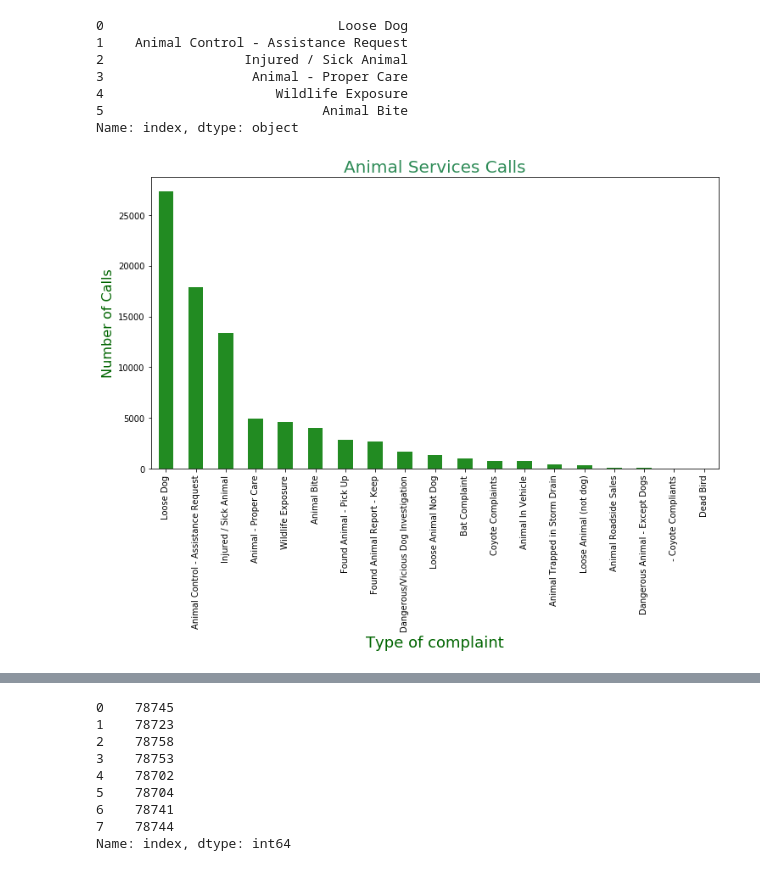
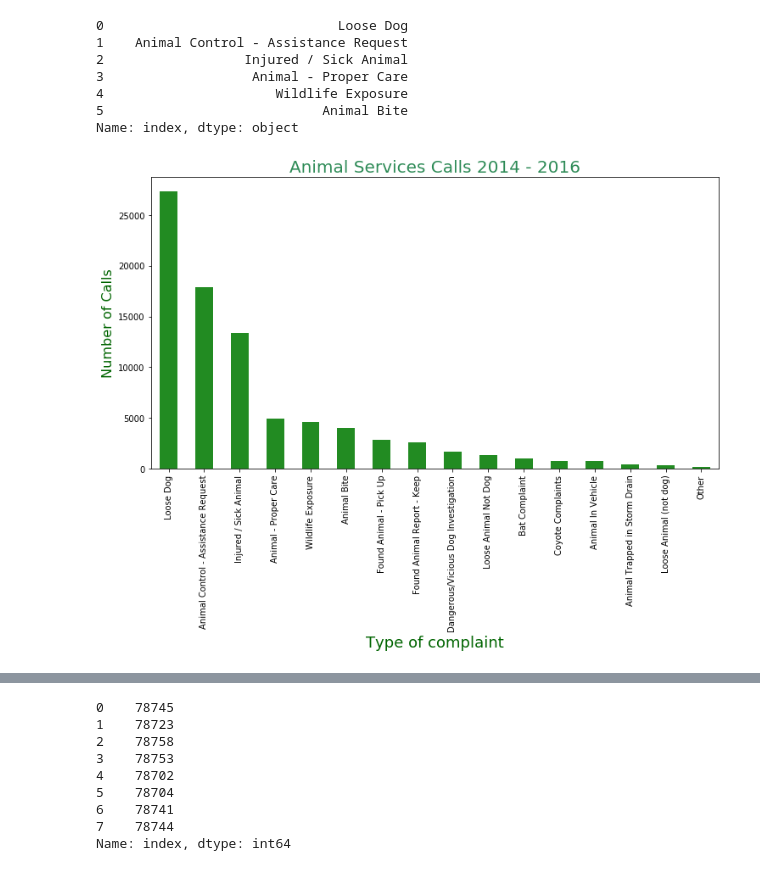
Before and after one commit to mraigosa/Austin_311_analysis, a Jupyter notebook: department analysis.ipynb, the cells around one changed output, grey strips where cells are left out. Saved outputs shown, nothing was run; the diff lists cells and outputs as text; code cells hidden in the pictures.

```diff
--- a/department analysis.ipynb
+++ b/department analysis.ipynb
@@ -154,13 +31,0 @@ austin311_df.head()
-# %%
-#Drop the City and County
-austin311_df.drop('city',axis=1, inplace=True)
-austin311_df.drop('county',axis=1, inplace=True)
-
-#Change the date to a datetime format.
-austin311_df['created_date'] = pd.to_datetime(austin311_df['created_date'], format='%Y/%m/%d')
-
-#Create columns for year and month.
-austin311_df['year'] = austin311_df['created_date'].dt.year
-austin311_df['month'] = austin311_df['created_date'].dt.month
-#austin311_df['Month'] = austin311_df['Date'].dt.strftime("%B") for adding the text for month.
-austin311_df.head()
@@ -220,0 +54,8 @@ Name: owning_department, dtype: int64
+# %%
+#combine departments with nominal complaints into a category "other"
+austin311_df['owning_department'] = austin311_df['owning_department'].str.replace("Public Health", "Other")
+austin311_df['owning_department'] = austin311_df['owning_department'].str.replace("Austin Water", "Other")
+austin311_df['owning_department'] = austin311_df['owning_department'].str.replace("Neighborhood Housing & Community Development", "Other")
+austin311_df['owning_department'] = austin311_df['owning_department'].str.replace("Austin Fire Department", "Other")
+austin311_df['owning_department'] = austin311_df['owning_department'].str.replace("Neighborhood Housing & Community", "Other")
+austin311_df['owning_department'] = austin311_df['owning_department'].str.replace("Office of Emergency Management", "Other")
@@ -254 +133,6 @@ animal_services.head()
+# %%
+#combine coyote complaint types - likely typos
+pd.options.mode.chained_assignment = None
+animal_services['complaint_description'] = animal_services['complaint_description'].str.replace("zCoyote Complaints", "Coyote Complaints")
+animal_services['complaint_description'] = animal_services['complaint_description'].str.replace("zz - Coyote Compliants", "Coyote Complaints")
 # %%
@@ -273,5 +160,7 @@ zz - Coyote Compliants                     1
 Name: complaint_description, dtype: int64
 # %%
-#further cleaning  - duplicate columns due to input error
-animal_services['complaint_description'] = animal_services['complaint_description'].str.replace("z", "")
-animal_services['complaint_description'] = animal_services['complaint_description'].str.replace("zz - Coyote Compliants", "Coyote Complaints")
+#further cleaning  - duplicate columns due to input error and to consolidate small categories to "other"
+animal_services['complaint_description'] = animal_services['complaint_description'].str.replace("Animal Roadside Sales", "Other")
+animal_services['complaint_description'] = animal_services['complaint_description'].str.replace("Dangerous Animal - Except Dogs", "Other")
+animal_services['complaint_description'] = animal_services['complaint_description'].str.replace("Dead Bird", "Other")
+animal_services['complaint_description'] = animal_services['complaint_description'].str.replace("Loose Animal (not dog)", "Other")
@@ -318,15 +214,14 @@ print(topanimal_complaints)
 Name: index, dtype: object
 # %%
 pd.value_counts(animal_services['complaint_description']).plot.bar(color = "forestgreen")
-# plt.tight_layout()
 plt.gcf().subplots_adjust(bottom=0.35)
-plt.title('Animal Services Calls', fontsize=20, color = "seagreen")
+plt.title('Animal Services Calls 2014 - 2016', fontsize=20, color = "seagreen")
 plt.xlabel('Type of complaint', fontsize=18, color = "darkgreen")
 plt.ylabel('Number of Calls', fontsize=16, color = "darkgreen")
 plt.savefig("overviewanimalservices.png")
 plt.show()
 # %% [output]
-[figure, old version]
+[figure, new version]
 # %%
 #code department info
 code_department = austin311_df[austin311_df['owning_department'].str.contains('Austin Code Department')]
```
Also changed, not shown: parts of 49 cells of this notebook, 4 other files.
